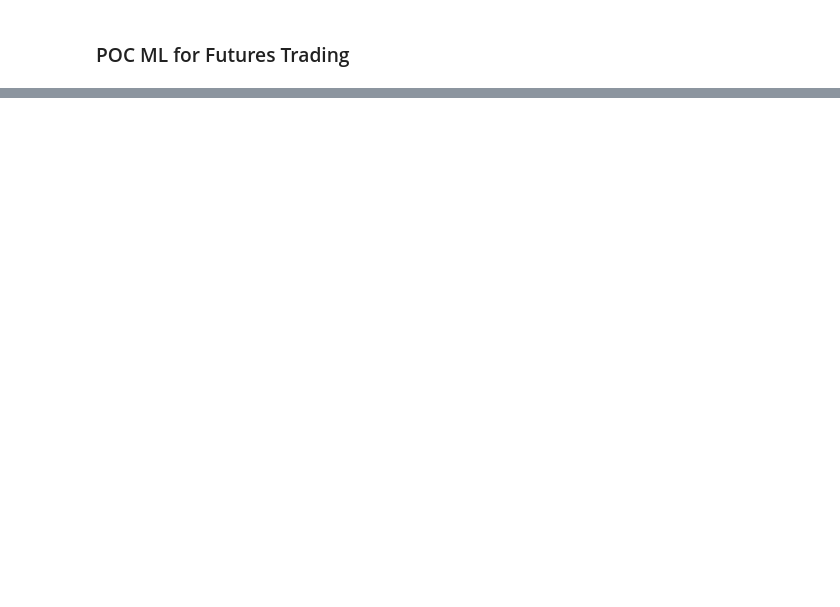
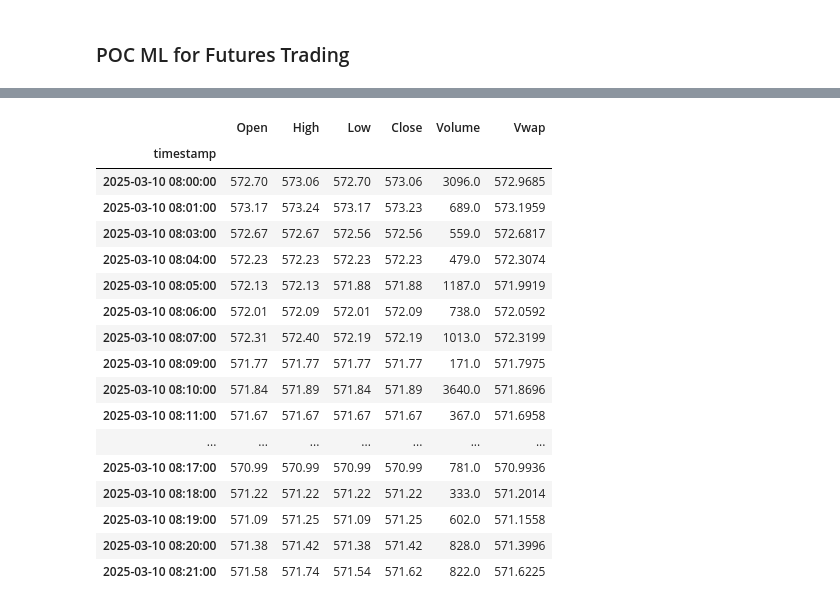
Before and after one commit to batzdom11/trading_brains, a Jupyter notebook: trading.ipynb, the cells around one changed output, grey strips where cells are left out. Saved outputs shown, nothing was run; the diff lists cells and outputs as text; code cells hidden in the pictures; blank space fills up the shorter version.

```diff
--- a/trading.ipynb
+++ b/trading.ipynb
@@ -144,0 +3,14 @@ Name: OHLC_Std, dtype: float64
+# %%
+# Load API key from .env file
+from dotenv import load_dotenv
+import os
+
+load_dotenv()  # Load environment variables from .env file
+api_key = os.environ.get('POLYGON_API_KEY')
+
+if api_key:
+    print(f"API key loaded successfully (length: {len(api_key)} chars)")
+else:
+    print("POLYGON_API_KEY not found in .env file!")
+    print("Create a .env file in the trading_brains folder with:")
+    print("POLYGON_API_KEY=your-api-key-here")
@@ -144,0 +181,21 @@ Name: OHLC_Std, dtype: float64
+# %%
+df.head(20)
+# %% [output]
+|  | Open | High | Low | Close | Volume | Vwap |
+| timestamp |  |  |  |  |  |  |
+| 2025-03-10 08:00:00 | 572.70 | 573.06 | 572.70 | 573.06 | 3096.0 | 572.9685 |
+| 2025-03-10 08:01:00 | 573.17 | 573.24 | 573.17 | 573.23 | 689.0 | 573.1959 |
+| 2025-03-10 08:03:00 | 572.67 | 572.67 | 572.56 | 572.56 | 559.0 | 572.6817 |
+| 2025-03-10 08:04:00 | 572.23 | 572.23 | 572.23 | 572.23 | 479.0 | 572.3074 |
+| 2025-03-10 08:05:00 | 572.13 | 572.13 | 571.88 | 571.88 | 1187.0 | 571.9919 |
+| 2025-03-10 08:06:00 | 572.01 | 572.09 | 572.01 | 572.09 | 738.0 | 572.0592 |
+| 2025-03-10 08:07:00 | 572.31 | 572.40 | 572.19 | 572.19 | 1013.0 | 572.3199 |
+| 2025-03-10 08:09:00 | 571.77 | 571.77 | 571.77 | 571.77 | 171.0 | 571.7975 |
+| 2025-03-10 08:10:00 | 571.84 | 571.89 | 571.84 | 571.89 | 3640.0 | 571.8696 |
+| 2025-03-10 08:11:00 | 571.67 | 571.67 | 571.67 | 571.67 | 367.0 | 571.6958 |
+| ... | ... | ... | ... | ... | ... | ... |
+| 2025-03-10 08:17:00 | 570.99 | 570.99 | 570.99 | 570.99 | 781.0 | 570.9936 |
+| 2025-03-10 08:18:00 | 571.22 | 571.22 | 571.22 | 571.22 | 333.0 | 571.2014 |
+| 2025-03-10 08:19:00 | 571.09 | 571.25 | 571.09 | 571.25 | 602.0 | 571.1558 |
+| 2025-03-10 08:20:00 | 571.38 | 571.42 | 571.38 | 571.42 | 828.0 | 571.3996 |
+| 2025-03-10 08:21:00 | 571.58 | 571.74 | 571.54 | 571.62 | 822.0 | 571.6225 |
```
Also changed, not shown: parts of 47 cells of this notebook, 44 other files.
